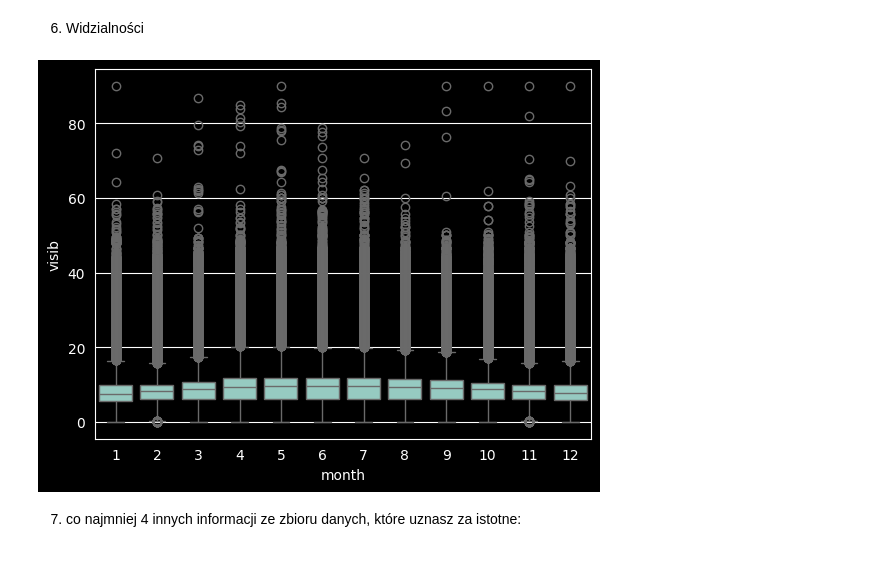
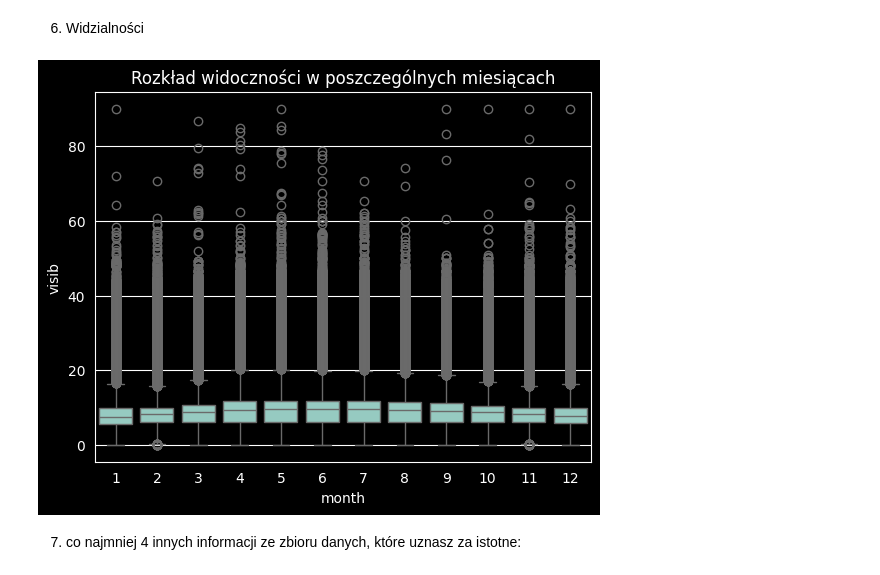
Before and after one commit to Matio004/PodstawyPrzetwarzaniaDuzychZbiorowDanych, a Jupyter notebook: zad2.ipynb, the cells around one changed output. Cells and saved outputs as stored; diff of their text form; code cells hidden in the pictures.

```diff
--- a/zad2.ipynb
+++ b/zad2.ipynb
@@ -65,9 +76,11 @@ sns.boxplot(daily_weather, x='month', y='wdsp');
 # %% [markdown]
 6. Widzialności
 # %%
-sns.boxplot(daily_weather, x='month', y='visib');
+sns.boxplot(daily_weather, x='month', y='visib')
+plt.title('Rozkład widoczności w poszczególnych miesiącach')
+plt.show()
 # %% [output]
-[figure, old version]
+[figure, new version]
 # %% [markdown]
 7. co najmniej 4 innych informacji ze zbioru danych, które uznasz za istotne:
 # %% [markdown]
```
Also changed, not shown: parts of 15 cells of this notebook.
